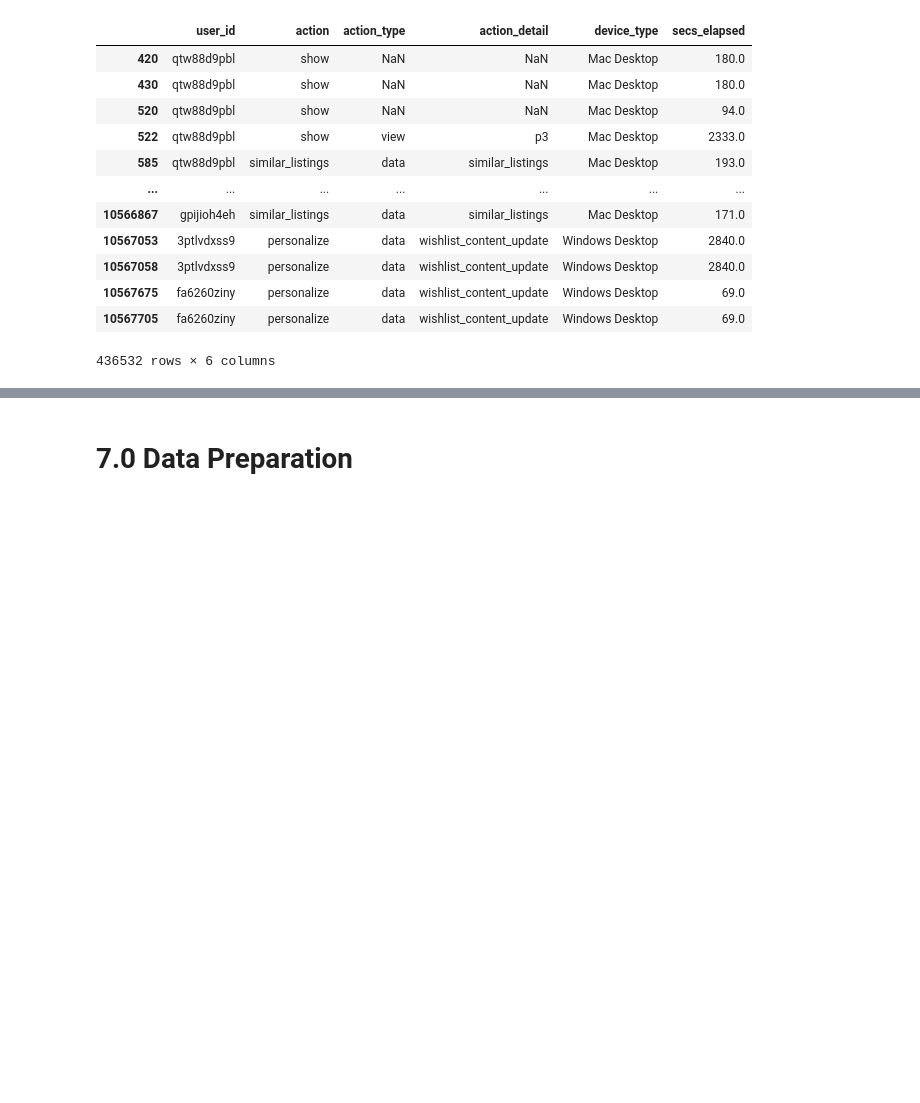
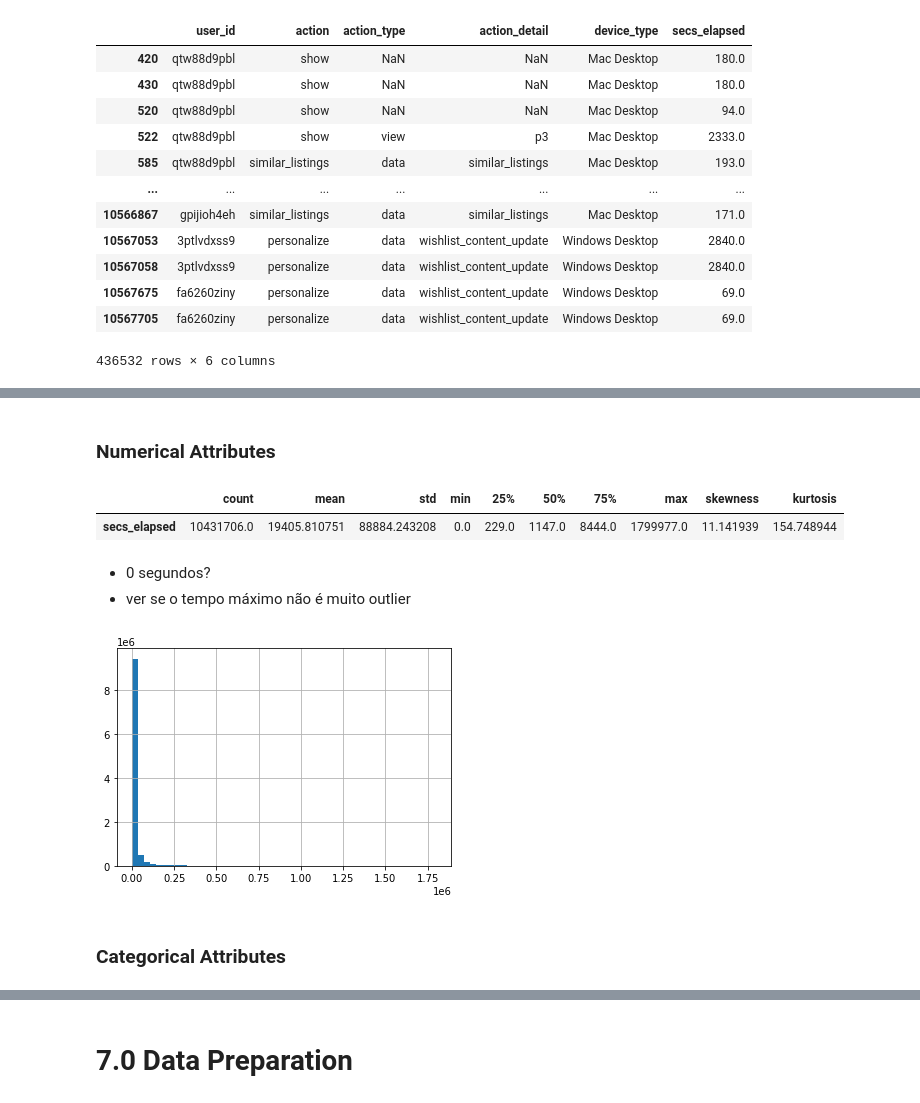
Before and after one commit to AllanCasado/airbnb_predict_first_booking, a Jupyter notebook: notebooks/airbnb.ipynb, the cells around one changed output, grey strips where cells are left out. Drawn from its saved outputs; the diff is of its cells as text; code cells hidden in the pictures; blank space fills up the shorter version.

```diff
--- a/notebooks/airbnb.ipynb
+++ b/notebooks/airbnb.ipynb
@@ -317,0 +418,3 @@ df_sessions_01[df_sessions_01.duplicated(subset=None, keep=False)]
+# %%
+df_sessions_02 = df_sessions_01.copy()
+df_sessions_02.drop('user_id', axis=1, inplace=True)
@@ -317,0 +433,20 @@ df_sessions_01[df_sessions_01.duplicated(subset=None, keep=False)]
+# %% [markdown]
+### Numerical Attributes
+# %%
+m2 = num_attributes_sessions.describe()
+m2.loc['skewness'] = num_attributes_sessions.apply(lambda x: x.skew()).tolist()
+m2.loc['kurtosis'] = num_attributes_sessions.apply(lambda x: x.kurtosis()).tolist()
+m2.T
+# %% [output]
+|  | count | mean | std | min | 25% | 50% | 75% | max | skewness | kurtosis |
+| secs_elapsed | 10431706.0 | 19405.810751 | 88884.243208 | 0.0 | 229.0 | 1147.0 | 8444.0 | 1799977.0 | 11.141939 | 154.748944 |
+# %% [markdown]
+* 0 segundos?
+* ver se o tempo máximo não é muito outlier
+# %%
+df_sessions_02.secs_elapsed.hist(bins=50)
+plt.show()
+# %% [output]
+[figure, added]
+# %% [markdown]
+### Categorical Attributes
```
Also changed, not shown: parts of 31 cells of this notebook.
